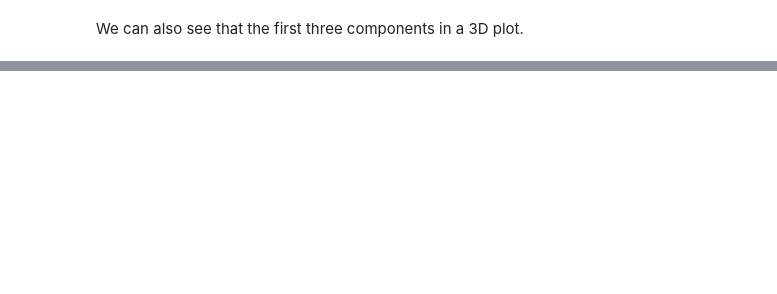
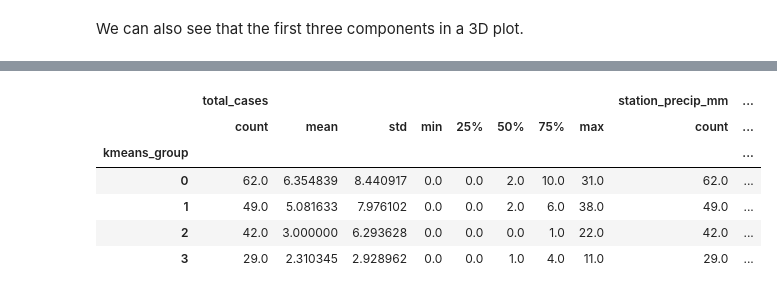
Before and after one commit to eduardez/Machine-Learning-ESI, a Jupyter notebook: ELM_Iquitos(00_03)L.ipynb, the cells around one changed output, grey strips where cells are left out. Cells and saved outputs as stored; diff of their text form; code cells hidden in the pictures; blank space fills up the shorter version.

Commit message:
K-means, faltaría las agrupaciones finales

```diff
--- a/ELM_Iquitos(00_03)L.ipynb
+++ b/ELM_Iquitos(00_03)L.ipynb
@@ -404,0 +423,18 @@ fig.show()
+# %%
+# parameters
+init = 'random' # initialization method
+
+# to run 10 times with different random centroids
+# to choose the final model as the one with the lowest SSE
+iterations = 10
+
+# maximum number of iterations for each single run
+max_iter = 300
+
+# controls the tolerance with regard to the changes in the
+# within-cluster sum-squared-error to declare convergence
+
+tol = 1e-04
+
+ # random seed
+random_state = 0
@@ -404,0 +476,3 @@ fig.show()
+# %%
+##@title Number of clusters {run: "auto"}
+k = 4 #@param { type: "slider", min: 2, max: 11, step: 1}
@@ -404,0 +519,2 @@ fig.show()
+# %%
+dataset_features['kmeans_group'] = km.labels_
@@ -404,0 +542,11 @@ fig.show()
+# %%
+res = dataset_features[['total_cases', 'station_precip_mm', 'kmeans_group']].groupby('kmeans_group').describe()
+res
+# %% [output]
+|  | total_cases |  |  |  |  |  |  |  | station_precip_mm | ... |
+|  | count | mean | std | min | 25% | 50% | 75% | max | count | ... |
+| kmeans_group |  |  |  |  |  |  |  |  |  | ... |
+| 0 | 62.0 | 6.354839 | 8.440917 | 0.0 | 0.0 | 2.0 | 10.0 | 31.0 | 62.0 | ... |
+| 1 | 49.0 | 5.081633 | 7.976102 | 0.0 | 0.0 | 2.0 | 6.0 | 38.0 | 49.0 | ... |
+| 2 | 42.0 | 3.000000 | 6.293628 | 0.0 | 0.0 | 0.0 | 1.0 | 22.0 | 42.0 | ... |
+| 3 | 29.0 | 2.310345 | 2.928962 | 0.0 | 0.0 | 1.0 | 4.0 | 11.0 | 29.0 | ... |
```
Also changed, not shown: parts of 14 cells of this notebook.
